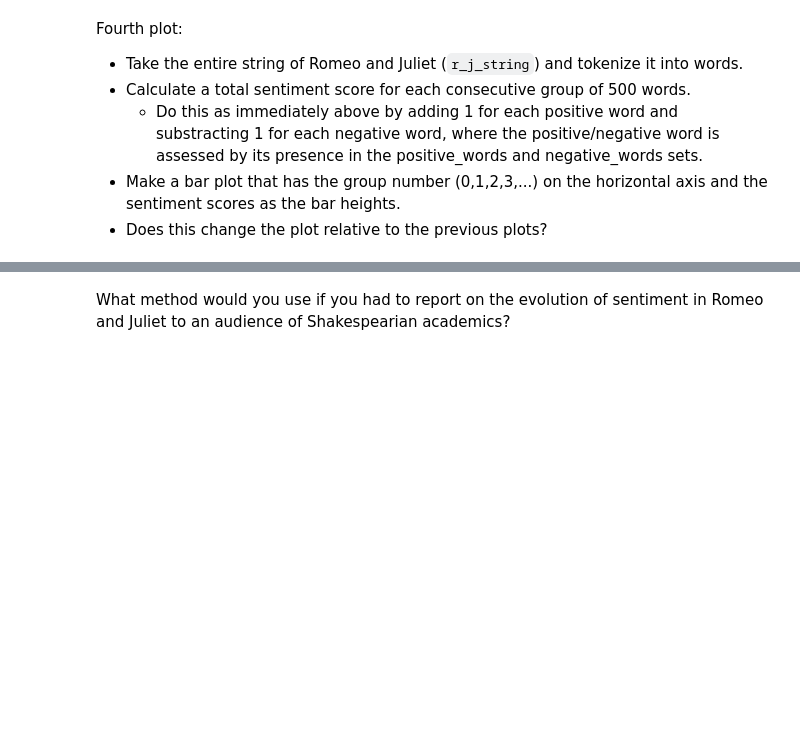
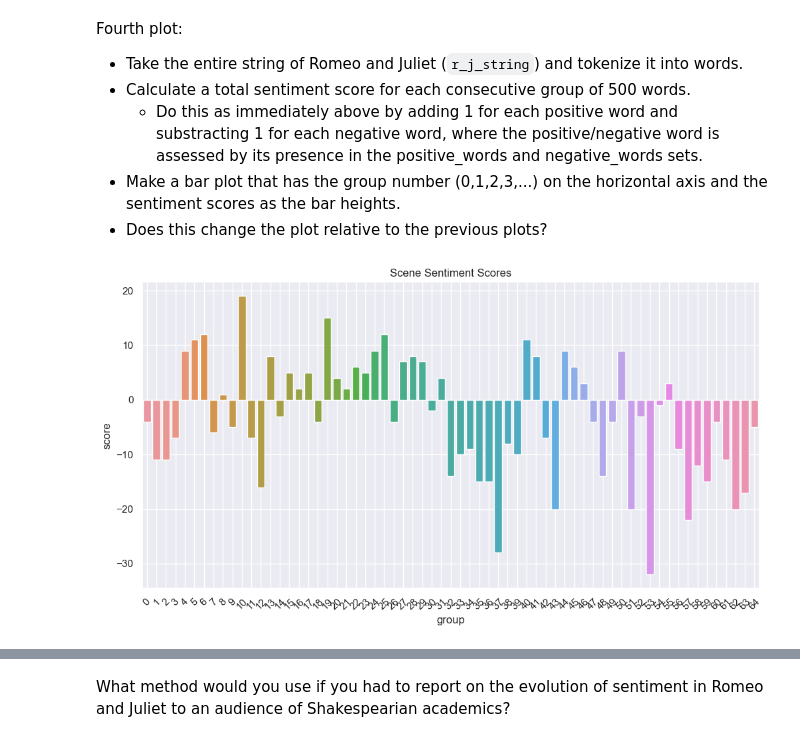
Before and after one commit to haripuduru/csx4501, a Jupyter notebook: Assignment-08.ipynb, the cells around one changed output, grey strips where cells are left out. Cells and saved outputs as stored; diff of their text form; code cells hidden in the pictures; blank space fills up the shorter version.

```diff
--- a/Assignment-08.ipynb
+++ b/Assignment-08.ipynb
@@ -463,0 +460,33 @@ Fourth plot:
+# %%
+# Code:
+string_words = word_tokenize(r_j_string)
+final = [string_words[i * 500:(i + 1) * 500] for i in range((len(string_words) + 500 - 1) // 500 )]
+group_scores = pd.DataFrame(columns=['group','score'])
+count=0
+group=0
+for sublist in final:
+    score=0
+    for i in sublist:
+        if i in positive_words:
+                score +=1
+        elif i in negative_words:
+                score -=1
+
+    group_scores.loc[count]=[group,score]
+    group += 1
+    count += 1
+
+
+
+
+
+sns.set_theme()
+fig,ax = plt.subplots(figsize=(12,6))
+
+ax=sns.barplot(x= 'group',y='score',data=group_scores)
+ax.grid(True)
+ax.set_title('Scene Sentiment Scores')
+ax.set_xticklabels(ax.get_xticklabels(),rotation=45)
+plt.show()
+# %% [output]
+[figure, added]
```
Also changed, not shown: parts of 4 cells of this notebook.
